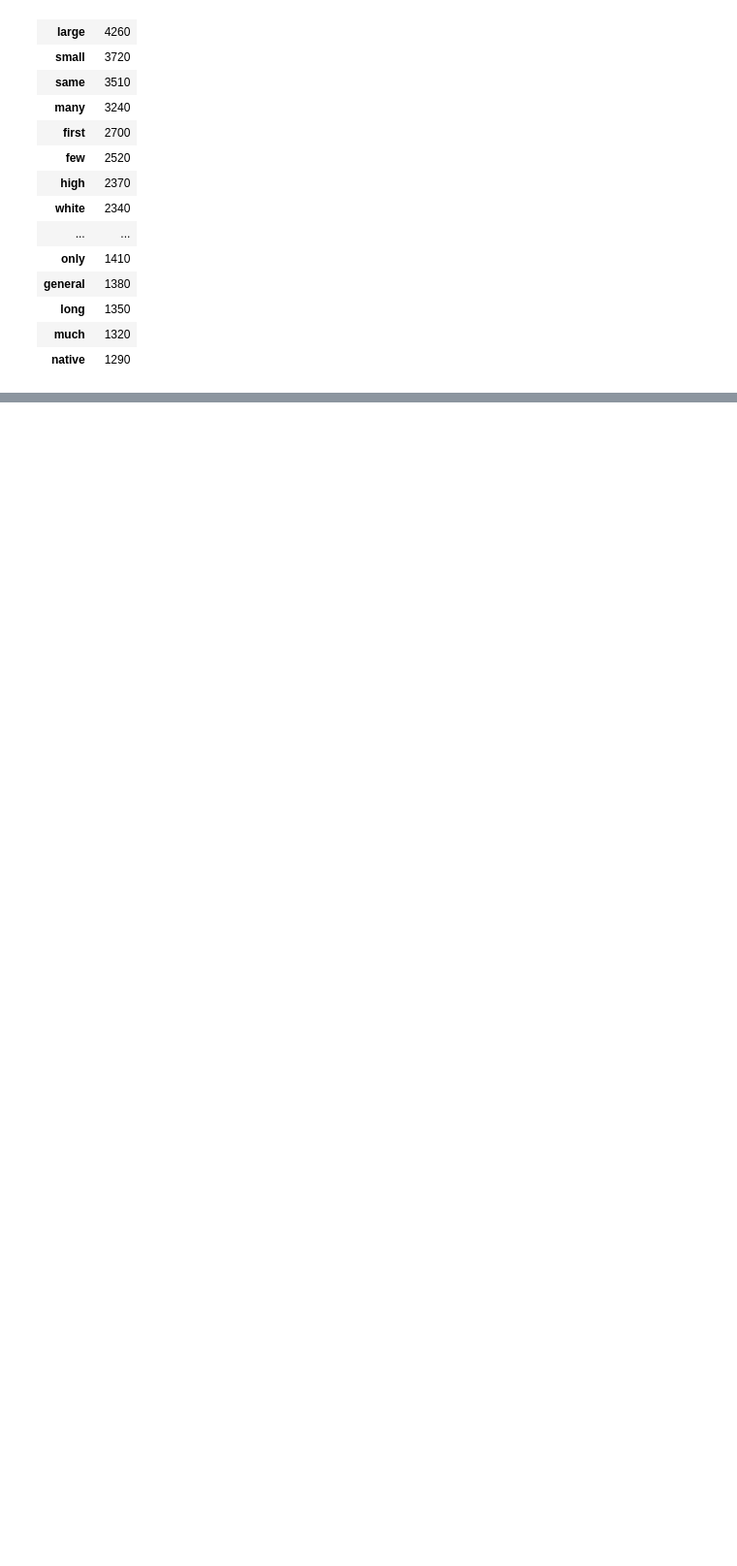
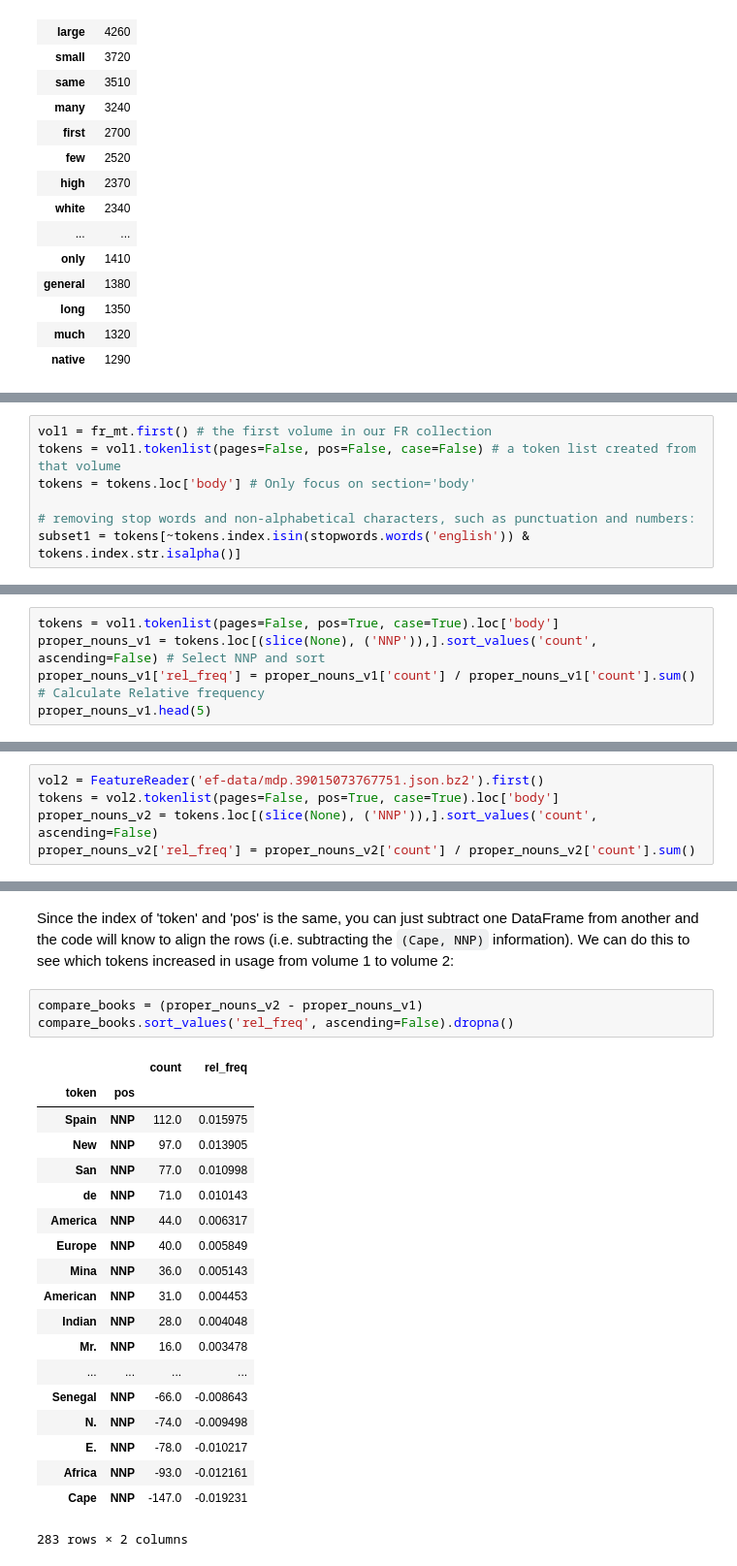
Before and after one commit to rdubnic2/2019-htrc-fall-workshops, a Jupyter notebook: 03-ef-activity.ipynb, the cells around one changed output, grey strips where cells are left out. Shown at 97% size. Drawn from its saved outputs; the diff is of its cells as text; blank space fills up the shorter version.

```diff
--- a/03-ef-activity.ipynb
+++ b/03-ef-activity.ipynb
@@ -668,0 +672,7 @@ all_adj.head(25)
+# %%
+vol1 = fr_mt.first() # the first volume in our FR collection
+tokens = vol1.tokenlist(pages=False, pos=False, case=False) # a token list created from that volume
+tokens = tokens.loc['body'] # Only focus on section='body'
+
+# removing stop words and non-alphabetical characters, such as punctuation and numbers:
+subset1 = tokens[~tokens.index.isin(stopwords.words('english')) & tokens.index.str.isalpha()]
@@ -668,0 +681,5 @@ all_adj.head(25)
+# %%
+tokens = vol1.tokenlist(pages=False, pos=True, case=True).loc['body']
+proper_nouns_v1 = tokens.loc[(slice(None), ('NNP')),].sort_values('count', ascending=False) # Select NNP and sort
+proper_nouns_v1['rel_freq'] = proper_nouns_v1['count'] / proper_nouns_v1['count'].sum() # Calculate Relative frequency
+proper_nouns_v1.head(5)
@@ -668,0 +696,5 @@ all_adj.head(25)
+# %%
+vol2 = FeatureReader('ef-data/mdp.39015073767751.json.bz2').first()
+tokens = vol2.tokenlist(pages=False, pos=True, case=True).loc['body']
+proper_nouns_v2 = tokens.loc[(slice(None), ('NNP')),].sort_values('count', ascending=False)
+proper_nouns_v2['rel_freq'] = proper_nouns_v2['count'] / proper_nouns_v2['count'].sum()
@@ -668,0 +715,25 @@ all_adj.head(25)
+# %% [markdown]
+Since the index of 'token' and 'pos' is the same, you can just subtract one DataFrame from another and the code will know to align the rows (i.e. subtracting the `(Cape, NNP)` information). We can do this to see which tokens increased in usage from volume 1 to volume 2:
+# %%
+compare_books = (proper_nouns_v2 - proper_nouns_v1)
+compare_books.sort_values('rel_freq', ascending=False).dropna()
+# %% [output]
+|  |  | count | rel_freq |
+| token | pos |  |  |
+| Spain | NNP | 112.0 | 0.015975 |
+| New | NNP | 97.0 | 0.013905 |
+| San | NNP | 77.0 | 0.010998 |
+| de | NNP | 71.0 | 0.010143 |
+| America | NNP | 44.0 | 0.006317 |
+| Europe | NNP | 40.0 | 0.005849 |
+| Mina | NNP | 36.0 | 0.005143 |
+| American | NNP | 31.0 | 0.004453 |
+| Indian | NNP | 28.0 | 0.004048 |
+| Mr. | NNP | 16.0 | 0.003478 |
+| ... | ... | ... | ... |
+| Senegal | NNP | -66.0 | -0.008643 |
+| N. | NNP | -74.0 | -0.009498 |
+| E. | NNP | -78.0 | -0.010217 |
+| Africa | NNP | -93.0 | -0.012161 |
+| Cape | NNP | -147.0 | -0.019231 |
+283 rows × 2 columns
```
Also changed, not shown: parts of 9 cells of this notebook.
